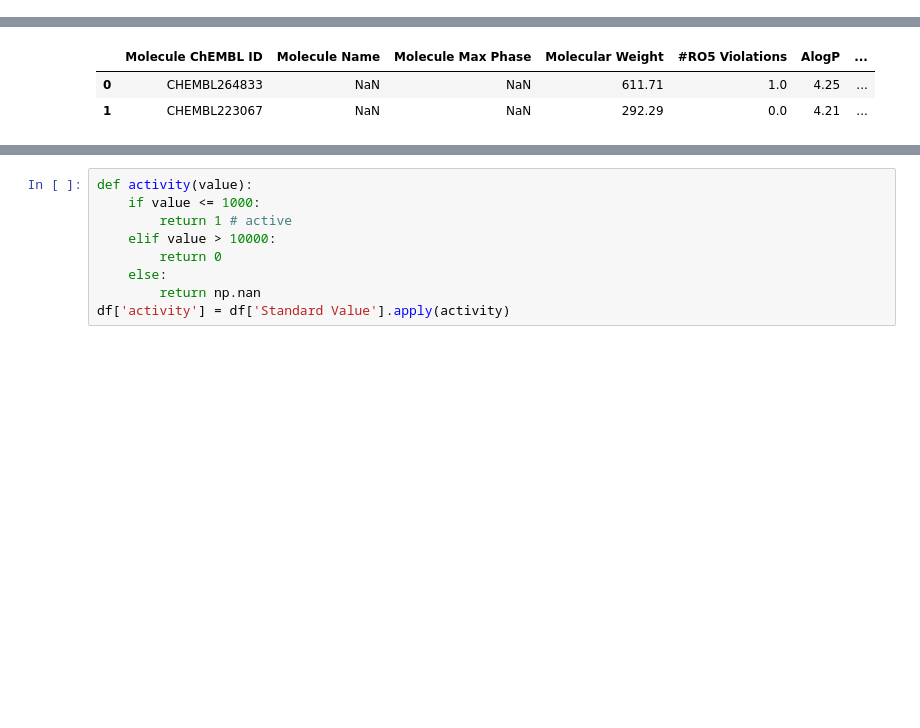
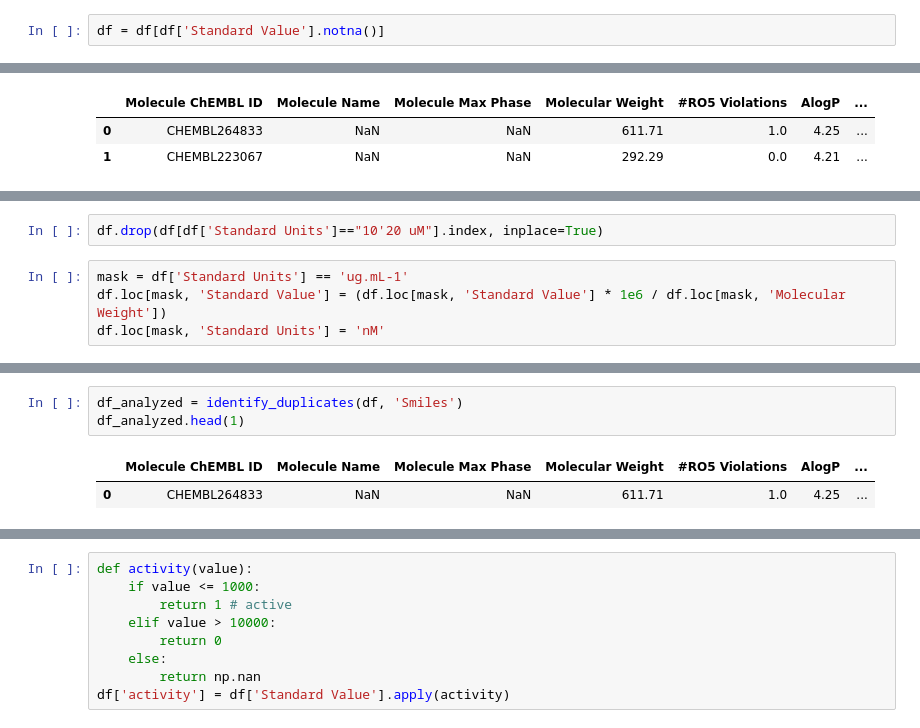
Before and after one commit to Yash-Dhanawate/ptp1b-activity, a Jupyter notebook: notebook/main.ipynb, the cells around one changed output, grey strips where cells are left out. Cells and saved outputs as stored; diff of their text form; blank space fills up the shorter version.

```diff
--- a/notebook/main.ipynb
+++ b/notebook/main.ipynb
@@ -19,6 +47,8 @@ from sklearn.metrics import classification_report, confusion_matrix
 pd.set_option('display.max_columns', None)
 # %%
 df = pd.read_csv(r'..\data\ptp1b_data.csv', delimiter=';')
+# %%
+df = df[df['Standard Value'].notna()]
 # %%
 df.head(2)
 # %% [output]
@@ -47,0 +66,6 @@ dtype: int64
+# %%
+df.drop(df[df['Standard Units']=="10'20 uM"].index, inplace=True)
+# %%
+mask = df['Standard Units'] == 'ug.mL-1'
+df.loc[mask, 'Standard Value'] = (df.loc[mask, 'Standard Value'] * 1e6 / df.loc[mask, 'Molecular Weight'])
+df.loc[mask, 'Standard Units'] = 'nM'
@@ -47,0 +136,6 @@ dtype: int64
+# %%
+df_analyzed = identify_duplicates(df, 'Smiles')
+df_analyzed.head(1)
+# %% [output]
+|  | Molecule ChEMBL ID | Molecule Name | Molecule Max Phase | Molecular Weight | #RO5 Violations | AlogP | ... |
+| 0 | CHEMBL264833 | NaN | NaN | 611.71 | 1.0 | 4.25 | ... |
```
Also changed, not shown: parts of 41 cells of this notebook, 2 other files.
